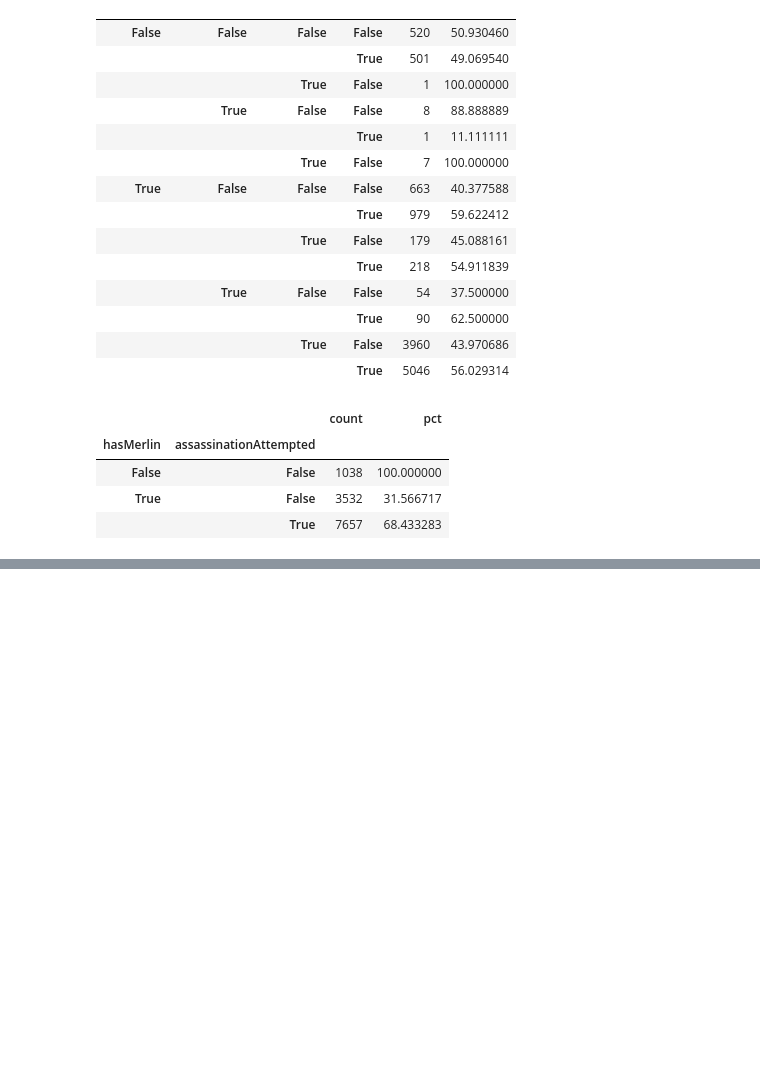
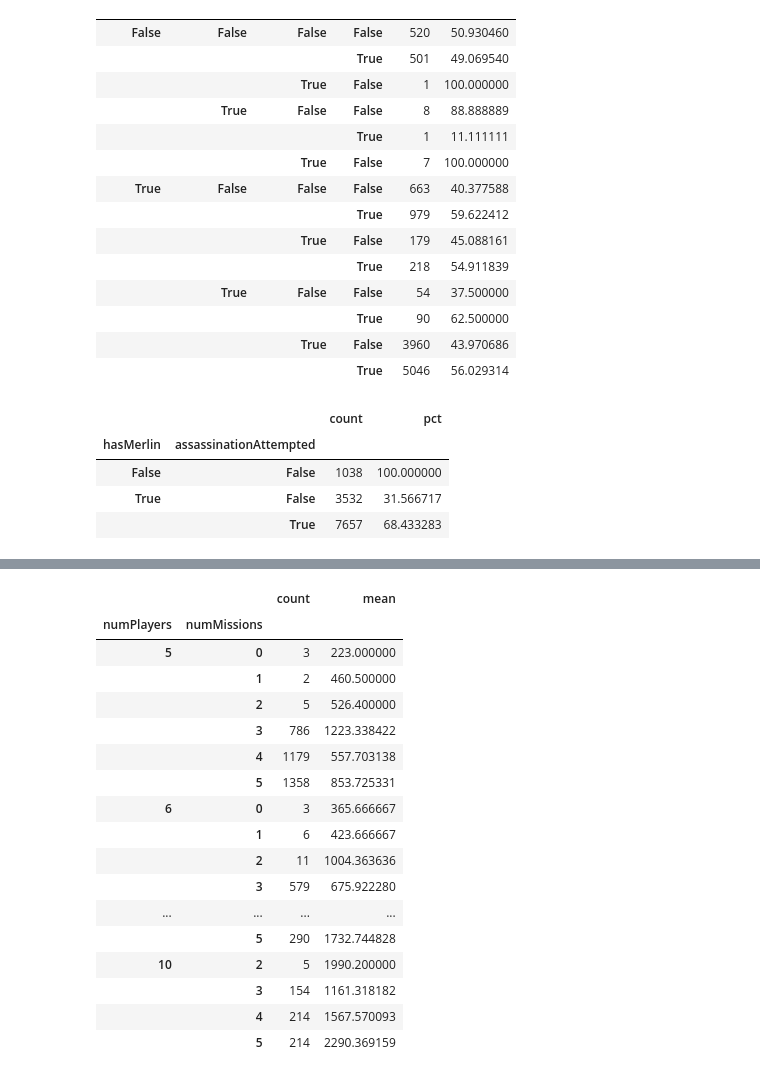
Before and after one commit to WhoaWhoa/avalonlogs, a Jupyter notebook: Avalonlogs.ipynb, the cells around one changed output, grey strips where cells are left out. Drawn from its saved outputs; the diff is of its cells as text; code cells hidden in the pictures; blank space fills up the shorter version.

```diff
--- a/Avalonlogs.ipynb
+++ b/Avalonlogs.ipynb
@@ -167,0 +217,22 @@ assassinStats
+# %%
+timeStats = (df.groupby(['numPlayers', 'numMissions'])['gameLengthSeconds']).agg(['count', 'mean'])
+timeStats
+# %% [output]
+|  |  | count | mean |
+| numPlayers | numMissions |  |  |
+| 5 | 0 | 3 | 223.000000 |
+|  | 1 | 2 | 460.500000 |
+|  | 2 | 5 | 526.400000 |
+|  | 3 | 786 | 1223.338422 |
+|  | 4 | 1179 | 557.703138 |
+|  | 5 | 1358 | 853.725331 |
+| 6 | 0 | 3 | 365.666667 |
+|  | 1 | 6 | 423.666667 |
+|  | 2 | 11 | 1004.363636 |
+|  | 3 | 579 | 675.922280 |
+| ... | ... | ... | ... |
+|  | 5 | 290 | 1732.744828 |
+| 10 | 2 | 5 | 1990.200000 |
+|  | 3 | 154 | 1161.318182 |
+|  | 4 | 214 | 1567.570093 |
+|  | 5 | 214 | 2290.369159 |
```
Also changed, not shown: parts of 15 cells of this notebook.
